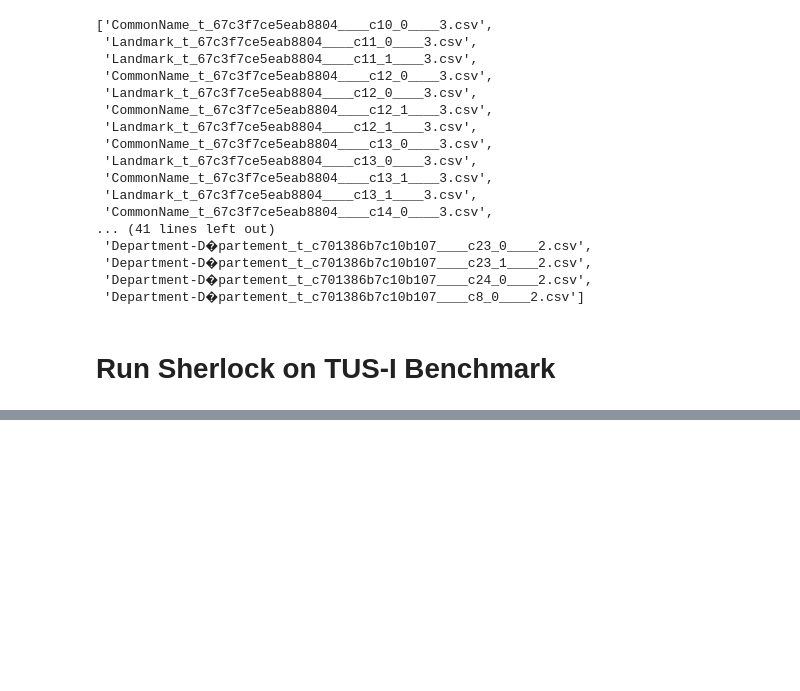
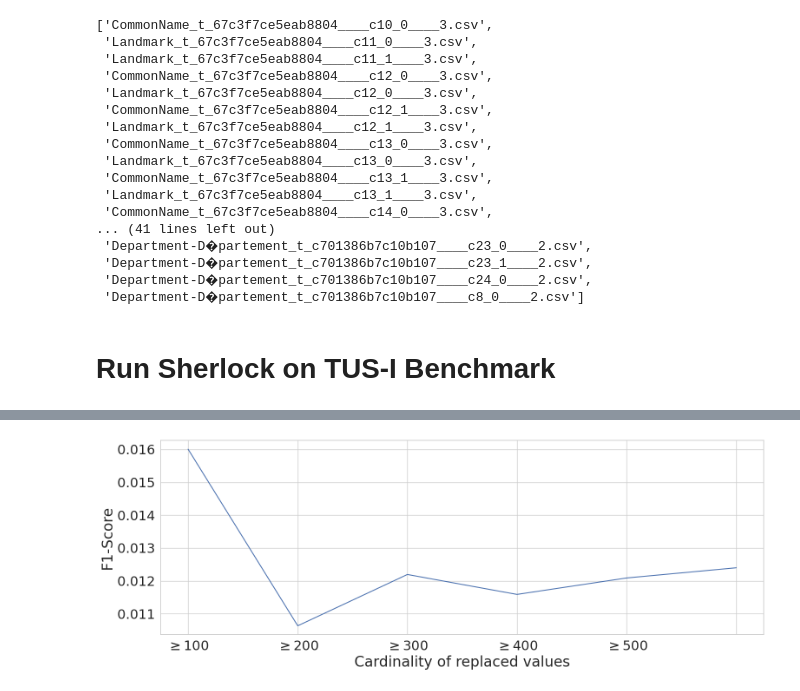
Before and after one commit to leventidis/sherlock-project, a Jupyter notebook: domain_net/homographs_using_sherlock.ipynb, the cells around one changed output, grey strips where cells are left out. Drawn from its saved outputs; the diff is of its cells as text; code cells hidden in the pictures; blank space fills up the shorter version.

```diff
--- a/domain_net/homographs_using_sherlock.ipynb
+++ b/domain_net/homographs_using_sherlock.ipynb
@@ -221,0 +240,10 @@ F1-Score: 0.012399256044637324
+# %%
+fig, ax = plt.subplots(figsize=(16,6))
+fig.canvas.draw()
+plt.plot(cardinality_list, f1_score_list, label='Sherlock')
+labels = [item.get_text() for item in ax.get_xticklabels()]
+ax.set_xticklabels(new_tick_labels)
+plt.xlabel('Cardinality of replaced values');plt.ylabel('F1-Score');plt.tight_layout()
+plt.savefig('figures/TUS-I_sherlock_f1_score.svg')
+# %% [output]
+[figure, added]
```
Also changed, not shown: parts of 9 cells of this notebook.
